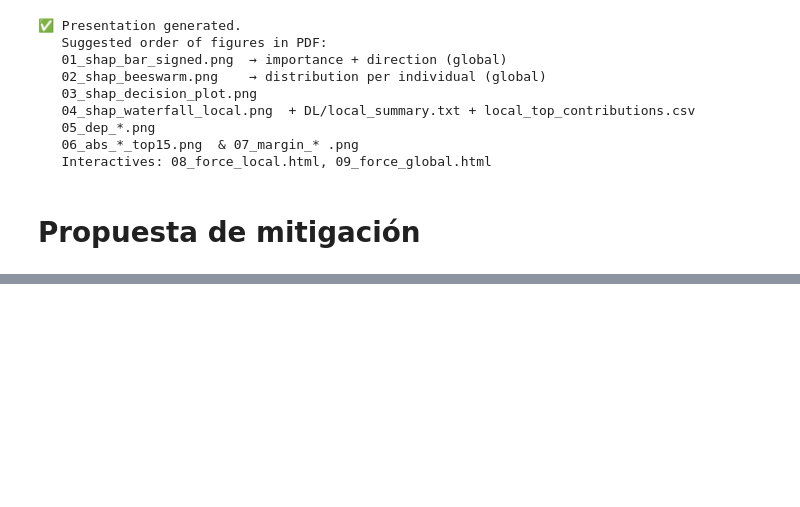
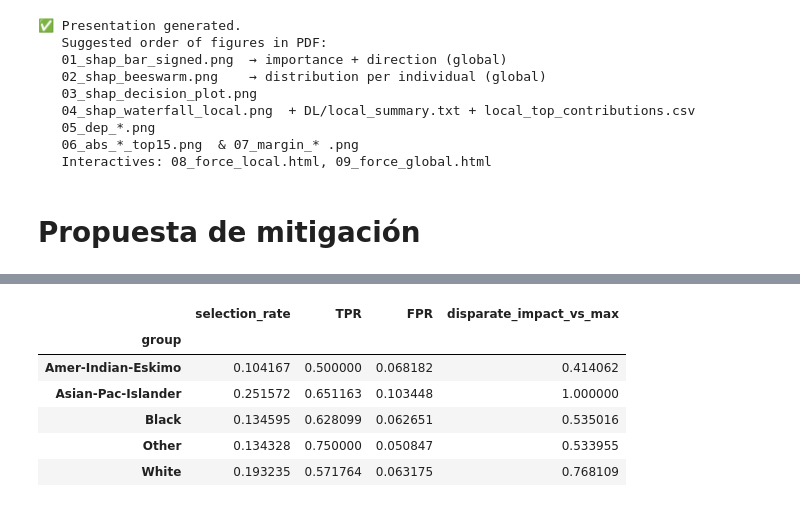
Before and after one commit to LINDAINES213/Bias-Mitigation-ML, a Jupyter notebook: bias-mitigation.ipynb, the cells around one changed output, grey strips where cells are left out. Cells and saved outputs as stored; diff of their text form; code cells hidden in the pictures; blank space fills up the shorter version.

Commit message:
feat: translated to english and mitigation models

```diff
--- a/bias-mitigation.ipynb
+++ b/bias-mitigation.ipynb
@@ -920,0 +1110,91 @@ print("   Interactives: 08_force_local.html, 09_force_global.html")
+# %%
+# =========================================================
+# Bias mitigation via Reweighing (by sensitive attribute) + retrain model
+# =========================================================
+import numpy as np
+import pandas as pd
+from sklearn.base import clone
+
+POS_LABEL = ">50K"
+
+def compute_reweighing_weights(X: pd.DataFrame, y: pd.Series, sensitive_attr: str, pos_label: str = POS_LABEL):
+    """
+    Implements Reweighing (Kamiran & Calders).
+    Weight for each (A=a, Y=y) is:  w(a,y) = P(A=a)*P(Y=y) / P(A=a, Y=y)
+    Returns a numpy array of sample weights aligned with X.index / y.index.
+    """
+    df = pd.DataFrame({sensitive_attr: X[sensitive_attr].values, "y": y.values})
+    # probabilities
+    pA  = df[sensitive_attr].value_counts(normalize=True)              # P(A=a)
+    pY  = df["y"].value_counts(normalize=True)                         # P(Y=y)
+    pAY = df.value_counts([sensitive_attr, "y"], normalize=True)       # P(A=a, Y=y)
+
+    # safe lookup
+    groups = df[sensitive_attr].dropna().unique()
+    labels = df["y"].dropna().unique()
+    # fallback to tiny value to avoid division by zero
+    eps = 1e-9
+
+    weights = []
+    for a, yv in zip(df[sensitive_attr].values, df["y"].values):
+        pa  = pA.get(a, 0.0)
+        py  = pY.get(yv, 0.0)
+        pay = pAY.get((a, yv), 0.0)
+        w = (pa * py) / max(pay, eps) if pa > 0 and py > 0 else 1.0
+        weights.append(w)
+
+    return np.asarray(weights, dtype=float)
+
+def train_reweighed_logreg(
+    base_pipeline,
+    X_train: pd.DataFrame,
+    y_train: pd.Series,
+    sensitive_attr: str = "sex",
+    pos_label: str = POS_LABEL,
+    save_path: str = "income_model_debiased_reweigh_sex.pkl"
+):
+    """
+    Clone the baseline pipeline and retrain it with sample_weight computed via Reweighing.
+    Returns the new model and optionally saves it to disk.
+    """
+    # 1) compute sample weights using TRAIN ONLY
+    sample_w = compute_reweighing_weights(X_train, y_train, sensitive_attr, pos_label)
+
+    # 2) clone and fit
+    debiased_model = clone(base_pipeline)
+    # Pipeline forwards sample_weight to the last step if argument is named 'classifier__sample_weight'
+    debiased_model.fit(X_train, y_train, classifier__sample_weight=sample_w)
+
+    # 3) save
+    try:
+        joblib.dump(debiased_model, save_path)
+        print(f"✅ Debiased model (reweigh by '{sensitive_attr}') saved to: {save_path}")
+    except Exception as e:
+        print("Note: model not saved due to environment error:", e)
+
+    # sanity check
+    print(f"Reweighing performed on sensitive attribute: '{sensitive_attr}'.")
+    return debiased_model
+
+# =========================================================
+# Train debiased model (reweighing by race) and compare
+# =========================================================
+model_debiased_race = train_reweighed_logreg(
+    base_pipeline=model,
+    X_train=X_train,
+    y_train=y_train,
+    sensitive_attr="race",
+    save_path="income_model_debiased_reweigh_race.pkl"
+)
+
+results_race = compare_models(
+    baseline_model=model,
+    debiased_model=model_debiased_race,
+    X_test=X_test,
+    y_test=y_test,
+    sensitive_attributes=("race",),
+    pos_label=POS_LABEL,
+    tag_a="baseline",
+    tag_b="debiased_reweigh_race"
+)
+# %% [output]
@@ -920,0 +1231,7 @@ print("   Interactives: 08_force_local.html, 09_force_global.html")
+|  | selection_rate | TPR | FPR | disparate_impact_vs_max |
+| group |  |  |  |  |
+| Amer-Indian-Eskimo | 0.104167 | 0.500000 | 0.068182 | 0.414062 |
+| Asian-Pac-Islander | 0.251572 | 0.651163 | 0.103448 | 1.000000 |
+| Black | 0.134595 | 0.628099 | 0.062651 | 0.535016 |
+| Other | 0.134328 | 0.750000 | 0.050847 | 0.533955 |
+| White | 0.193235 | 0.571764 | 0.063175 | 0.768109 |
```
Also changed, not shown: parts of 6 cells of this notebook, 38 other files.
